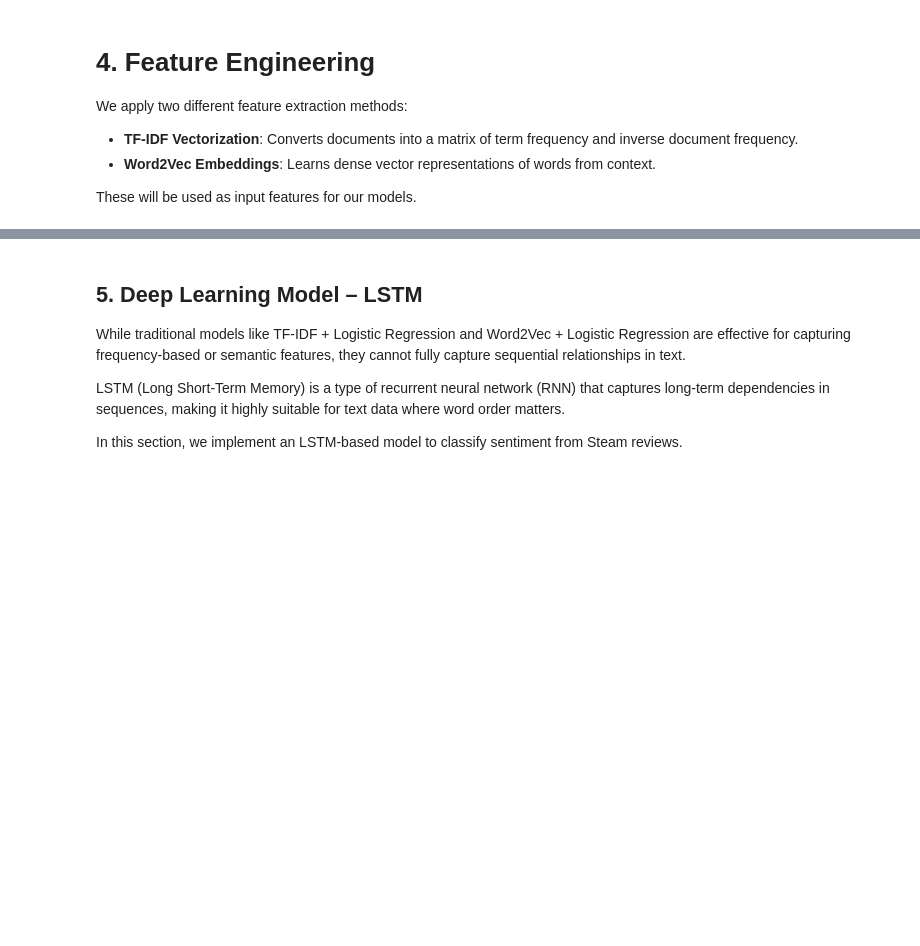
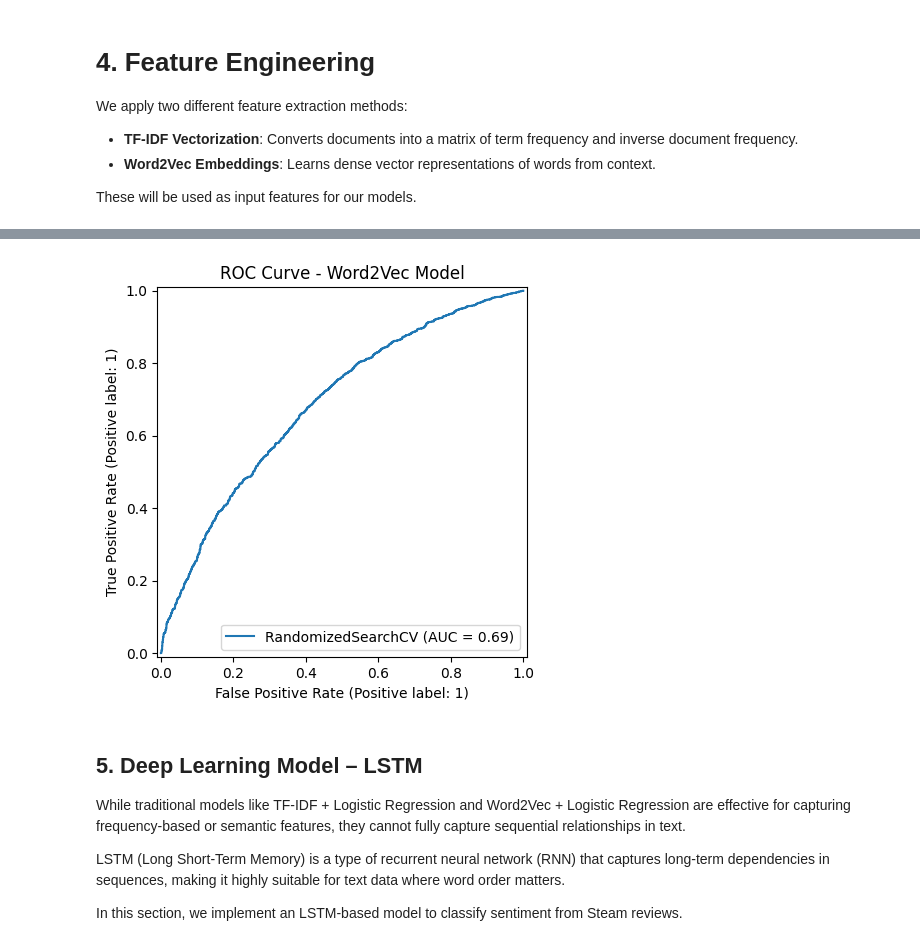
Before and after one commit to Subhangee19/DataAnalysis, a Jupyter notebook: Untitled11.ipynb, the cells around one changed output, grey strips where cells are left out. Drawn from its saved outputs; the diff is of its cells as text; code cells hidden in the pictures; blank space fills up the shorter version.

```diff
--- a/Untitled11.ipynb
+++ b/Untitled11.ipynb
@@ -343,7 +385,9 @@ plt.show()
 # %%
-RocCurveDisplay.from_estimator(model_w2v, X_test_w2v, y_test)
+RocCurveDisplay.from_estimator(search, X_test_w2v, y_test)
 plt.title('ROC Curve - Word2Vec Model')
 plt.show()
+# %% [output]
+[figure, added]
 # %% [markdown]
 ## 5. Deep Learning Model – LSTM
 
```
Also changed, not shown: parts of 43 cells of this notebook.
